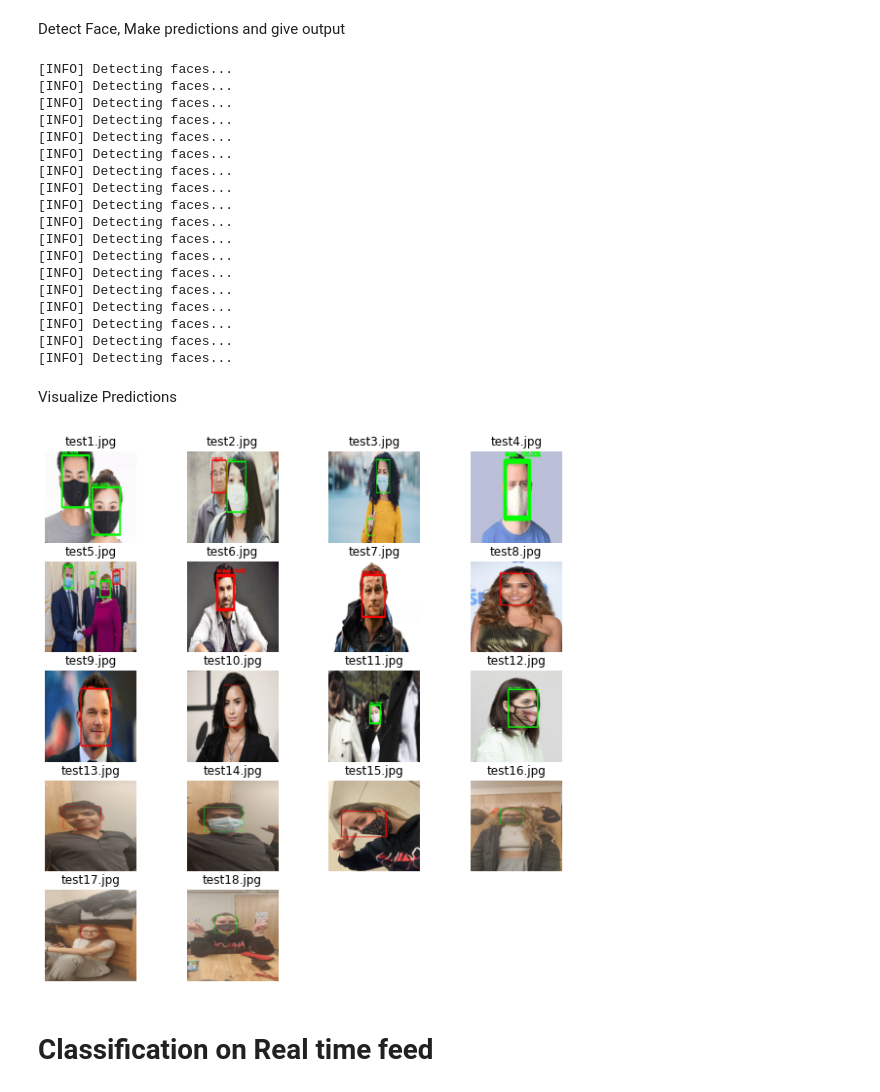
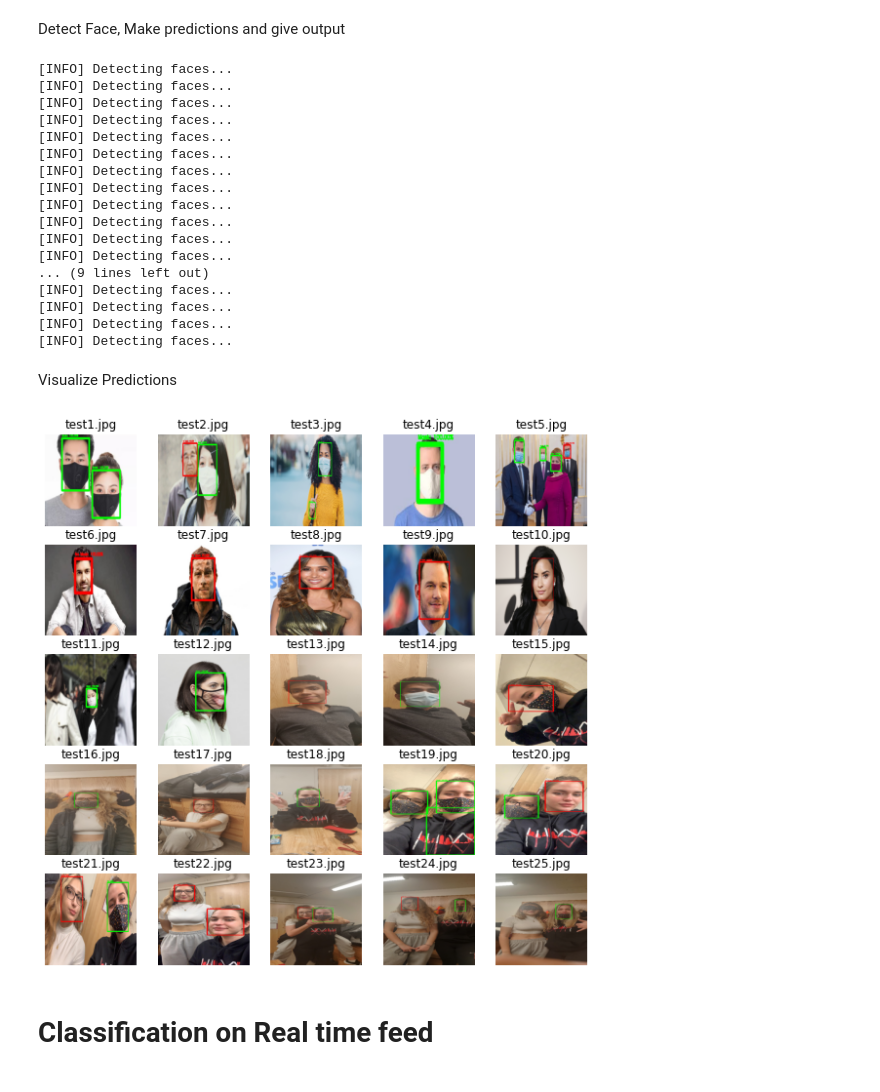
Before and after one commit to shinjinighosh/Mask-Manager, a Jupyter notebook: Medical_Mask_Detection.ipynb, the cells around one changed output. Cells and saved outputs as stored; diff of their text form; code cells hidden in the pictures.

```diff
--- a/Medical_Mask_Detection.ipynb
+++ b/Medical_Mask_Detection.ipynb
@@ -587,7 +587,7 @@ blob = cv2.dnn.blobFromImage(image, 1.0, (300, 300),
 # %% [markdown]
 Detect Face, Make predictions and give output
 # %%
-num_test_images = 19
+num_test_images = 26
 for image_num in range(1,num_test_images):
     image_name = "test"+str(image_num)+".jpg"
     temp_path = os.path.sep.join([ROOT_DIR, "testing", image_name])
@@ -658,31 +658,30 @@ for image_num in range(1,num_test_images):
 [INFO] Detecting faces...
 [INFO] Detecting faces...
 [INFO] Detecting faces...
+... (9 lines left out)
 [INFO] Detecting faces...
 [INFO] Detecting faces...
 [INFO] Detecting faces...
 [INFO] Detecting faces...
-[INFO] Detecting faces...
-[INFO] Detecting faces...
 # %% [markdown]
 Visualize Predictions
 # %%
 images = [ROOT_DIR+"/Output_test/test"+str(i)+".jpg" for i in range(1, num_test_images)]
 
 # Setup the figure
 plt.figure(figsize=(10, 10))
 for i in range(1, num_test_images):
     # Create subplots (5 rows, 5 columns)
-    ax = plt.subplot(5, 4, i)
+    ax = plt.subplot(5, 5, i)
     # Display an image
     plt.imshow(load_img(images[i-1], target_size=(400, 400)))
     # Add the image label as the title
     plt.title(images[i-1].split("/")[-1])
     # Turn the grid lines off
     plt.axis("off")
 plt.savefig("collage.png")
 # %% [output]
-[figure, old version]
+[figure, new version]
 # %% [markdown]
 # Classification on Real time feed
 # %% [markdown]
```
Also changed, not shown: 2 other files.
